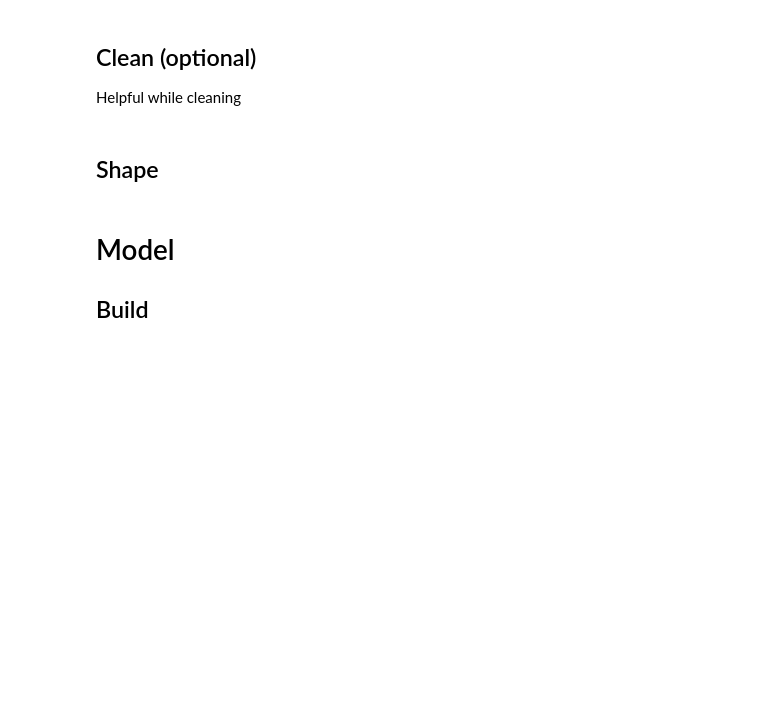
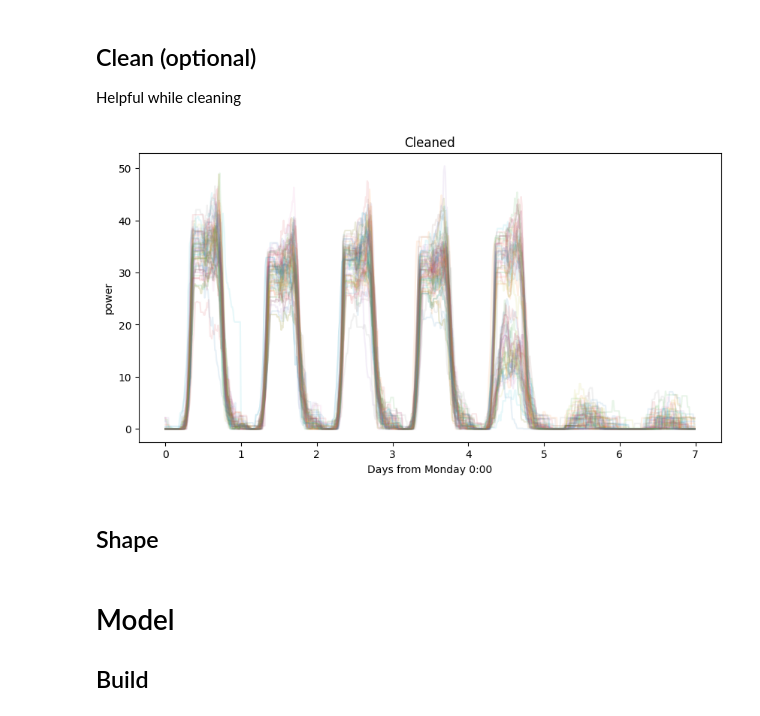
Before and after one commit to woodjmichael/Prophet-LSTM-EV-Forecast, a Jupyter notebook: ev_forecaster_no_sql.ipynb, the cells around one changed output. Cells and saved outputs as stored; diff of their text form; code cells hidden in the pictures; blank space fills up the shorter version.

```diff
--- a/ev_forecaster_no_sql.ipynb
+++ b/ev_forecaster_no_sql.ipynb
@@ -95,31 +96,36 @@ Helpful while cleaning
 # %%
 dataset = pd.read_csv('dati/train_JPL_2.csv',sep=';')
 
 dataset['times_utc'] = pd.to_datetime(dataset['times_utc'], format=file_opt['dt_format'])
 dataset.set_index('times_utc', inplace=True)
 dataset = dataset.resample('15min').mean()
 
 dataset.loc['2021-11-22':'2021-11-26']  = dataset.loc['2021-11-15':'2021-11-19'].values
 dataset.loc['2021-11-22']               = dataset.loc['2021-11-15'].values
 dataset.loc['2021-12-17':'2021-12-21']  = dataset.loc['2021-12-10':'2021-12-14'].values
 dataset.loc['2021-12-24':'2021-12-28']  = dataset.loc['2021-12-17':'2021-12-21'].values
 
 dataset.loc['2022-1-3':'2022-1-7']      = dataset.loc['2022-1-10':'2022-1-14'].values
 dataset.loc['2022-1-24']                = dataset.loc['2022-1-17'].values
 dataset.loc['2022-2-21']                = dataset.loc['2022-2-14'].values
 dataset.loc['2022-3-4']                 = dataset.loc['2022-3-3'].values
+dataset.loc['2022-5-30']                = dataset.loc['2022-5-23'].values
 dataset.loc['2022-5-10':'2022-5-12']    = dataset.loc['2022-5-3':'2022-5-5'].values
 dataset.loc['2022-5-23':'2022-5-24']    = dataset.loc['2022-5-16':'2022-5-17'].values
 dataset.loc['2022-7-6':'2022-7-8']      = dataset.loc['2022-6-29':'2022-7-1'].values
 dataset.loc['2022-9-5']                 = dataset.loc['2022-8-29'].values
 
 dataset.loc['2023-6-22':'2023-6-23']    = dataset.loc['2023-6-15':'2023-6-16'].values
 dataset.loc['2023-7-18':'2023-7-21']    = dataset.loc['2023-7-11':'2023-7-14'].values
 dataset.loc['2023-7-25':'2023-7-27']    = dataset.loc['2023-7-4':'2023-7-6'].values
 dataset.loc['2023-8-14']                = dataset.loc['2023-8-7'].values
 dataset.loc['2023-9-11']                = dataset.loc['2023-9-4'].values
 dataset.loc['2023-10-5']                = dataset.loc['2023-9-28'].values
 dataset.loc['2023-10-10':'2023-10-12']  = dataset.loc['2023-10-3':'2023-10-5'].values
+
+plot_weekly(dataset.power,title='Cleaned')
+# %% [output]
+[figure, added]
 # %% [markdown]
 ## Shape
 # %%
```
Also changed, not shown: parts of 5 cells of this notebook, 4 other files.
